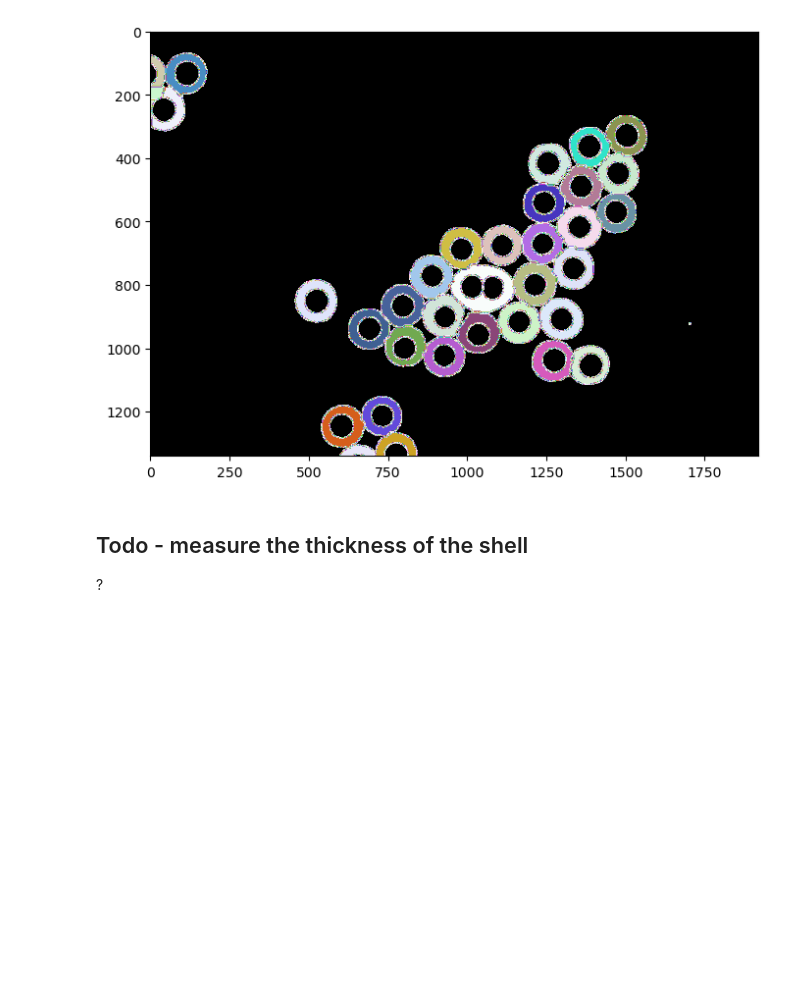
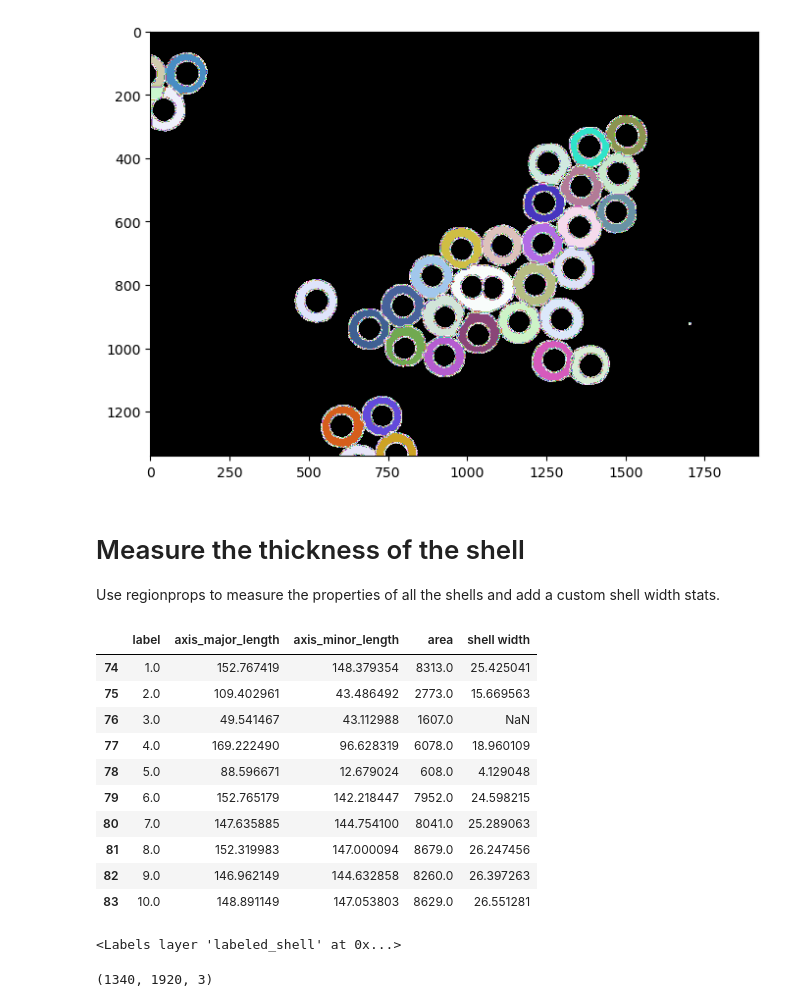
Before and after one commit to True-North-Intelligent-Algorithms/tnia-python, a Jupyter notebook: notebooks/imagesc/2024_01_05_particle_size_microcapsules/particle_size_microcapsules.ipynb, the cells around one changed output. Drawn from its saved outputs; the diff is of its cells as text; code cells hidden in the pictures; blank space fills up the shorter version.

Commit message:
Calculate shell width

```diff
--- a/notebooks/imagesc/2024_01_05_particle_size_microcapsules/particle_size_microcapsules.ipynb
+++ b/notebooks/imagesc/2024_01_05_particle_size_microcapsules/particle_size_microcapsules.ipynb
@@ -102,7 +102,55 @@ labeled_shell[thresholded_core] = 0
 fig = imshow2d(labeled_shell, colormap=random_label_cmap())
 # %% [output]
 [figure]
-# %% [markdown]
-## Todo - measure the  thickness of the shell
-
-?
+# %% [markdown]
+# Measure the  thickness of the shell
+
+Use regionprops to measure the properties of all the shells and add a custom shell width stats.
+# %%
+# get regionprops
+from skimage.measure import regionprops
+props = regionprops(labeled_shell)
+
+# get pandas dataframe
+import pandas as pd
+
+properties=['label','axis_major_length','axis_minor_length','area','shell width']
+
+df = pd.DataFrame(columns=properties)
+
+for p in props:
+    average_diameter = (p.bbox[2]-p.bbox[0])/2 + (p.bbox[3]-p.bbox[1])/2
+    area_microcapsule = np.pi*(average_diameter/2)**2
+    area_core = area_microcapsule - p.area
+    radius_core = np.sqrt(area_core/np.pi)
+    shell_width = average_diameter/2 - radius_core
+
+    df.loc[i]=[p.label, p.major_axis_length, p.minor_axis_length, p.area, shell_width]
+    i=i+1
+# %%
+df.head(10)
+# %% [output]
+|  | label | axis_major_length | axis_minor_length | area | shell width |
+| 74 | 1.0 | 152.767419 | 148.379354 | 8313.0 | 25.425041 |
+| 75 | 2.0 | 109.402961 | 43.486492 | 2773.0 | 15.669563 |
+| 76 | 3.0 | 49.541467 | 43.112988 | 1607.0 | NaN |
+| 77 | 4.0 | 169.222490 | 96.628319 | 6078.0 | 18.960109 |
+| 78 | 5.0 | 88.596671 | 12.679024 | 608.0 | 4.129048 |
+| 79 | 6.0 | 152.765179 | 142.218447 | 7952.0 | 24.598215 |
+| 80 | 7.0 | 147.635885 | 144.754100 | 8041.0 | 25.289063 |
+| 81 | 8.0 | 152.319983 | 147.000094 | 8679.0 | 26.247456 |
+| 82 | 9.0 | 146.962149 | 144.632858 | 8260.0 | 26.397263 |
+| 83 | 10.0 | 148.891149 | 147.053803 | 8629.0 | 26.551281 |
+# %%
+import napari
+viewer = napari.Viewer()
+viewer.add_image(im, name='im')
+viewer.add_labels(labeled, name='labeled')
+viewer.add_labels(labeled_core, name='labeled_core')
+viewer.add_labels(labeled_shell, name='labeled_shell')
+# %% [output]
+<Labels layer 'labeled_shell' at 0x...>
+# %%
+im.shape
+# %% [output]
+(1340, 1920, 3)
```
